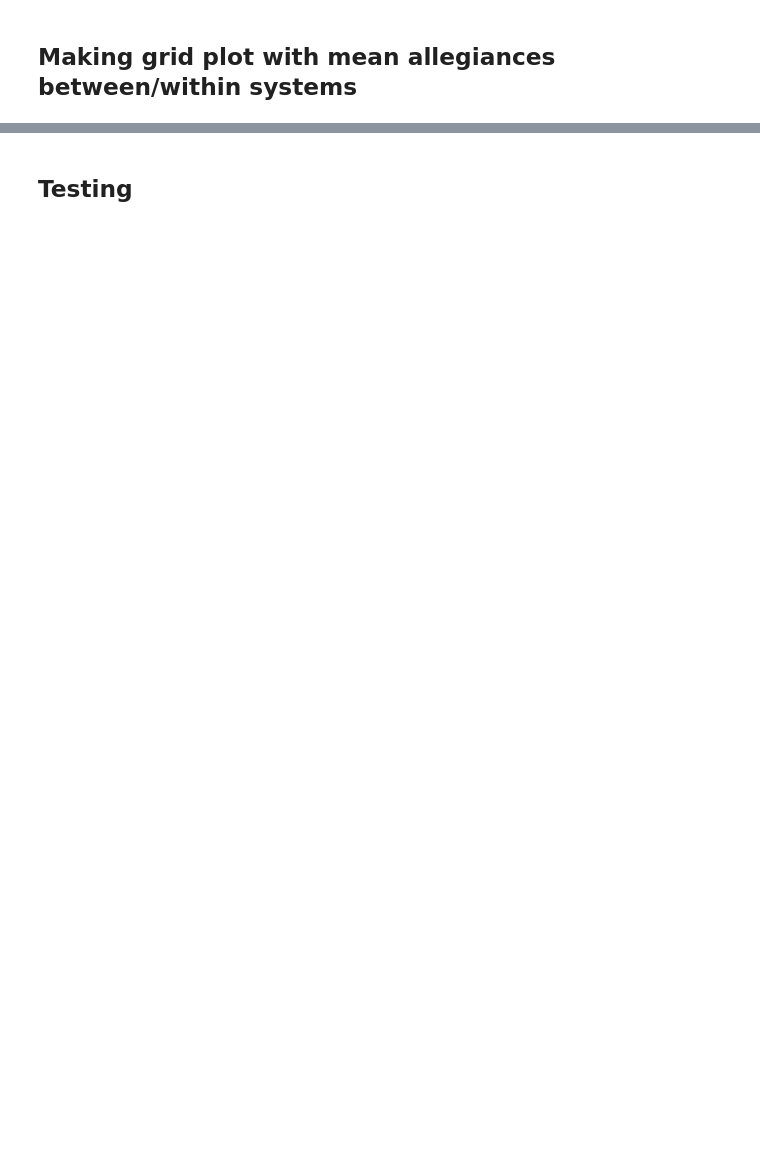
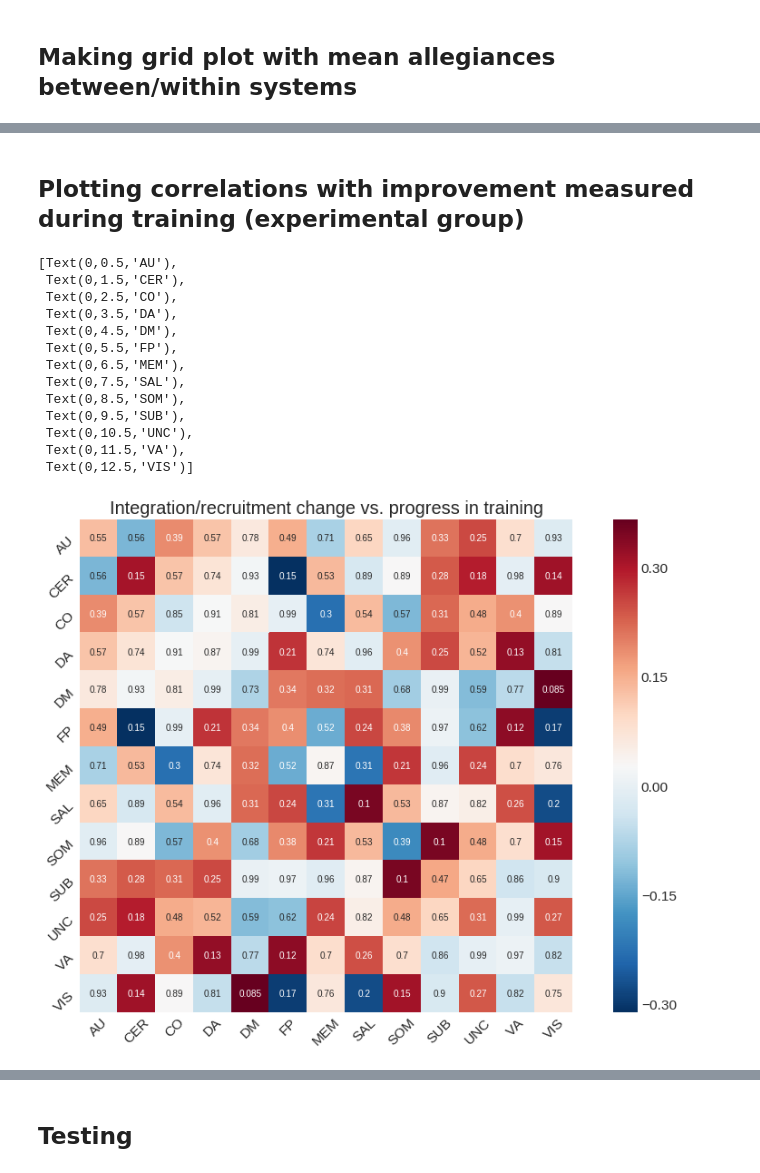
Before and after one commit to kbonna/LearningBrain_networks, a Jupyter notebook: notebooks/LB-08_allegiance_matrices_plotting.ipynb, the cells around one changed output, grey strips where cells are left out. Drawn from its saved outputs; the diff is of its cells as text; code cells hidden in the pictures; blank space fills up the shorter version.

```diff
--- a/notebooks/LB-08_allegiance_matrices_plotting.ipynb
+++ b/notebooks/LB-08_allegiance_matrices_plotting.ipynb
@@ -223,0 +241,6 @@ array(['AU', 'CER', 'CO', 'DA', 'DM', 'FP', 'MEM', 'SAL', 'SOM', 'SUB',
+# %%
+#--- load dataframes with behavioral data
+
+training = pd.read_csv("/home/finc/Dropbox/Projects/LearningBrain/data/behavioral/LB_training_summary.csv") #--- improvement in training
+fmri_beh = pd.read_csv("/home/finc/Dropbox/Projects/LearningBrain/data/behavioral/LB_fmri_beh_slope.csv") #--- improvement in the scanner
+training.head()
@@ -223,0 +263,41 @@ array(['AU', 'CER', 'CO', 'DA', 'DM', 'FP', 'MEM', 'SAL', 'SOM', 'SUB',
+# %% [markdown]
+Plotting correlations with improvement measured during training (experimental group)
+------------------------------------------------------------------
+# %%
+exp_slope = slopes[exp_vector, :,:]
+correlations = np.zeros((13, 13))
+pvals = np.zeros((13, 13))
+
+for i in range(13):
+    for j in range(13):
+        corr, pval = stats.pearsonr(exp_slope[:,i, j], training['nback_max_estimate'].values)
+        correlations[i,j] = corr
+        pvals[i,j] = pval
+
+fig = plt.gcf()
+fig.set_size_inches( 16, 10)
+
+g = sns.heatmap(correlations, yticklabels = np.unique(modules),
+                        xticklabels = np.unique(modules),
+                        square = True,
+                        cmap = "RdBu_r",
+                        annot = pvals)
+plt.ioff()
+g.set_title('Integration/recruitment change vs. progress in training', size = 20)
+g.set_xticklabels(np.unique(modules), rotation=45)
+g.set_yticklabels(np.unique(modules), rotation=45)
+# %% [output]
+[Text(0,0.5,'AU'),
+ Text(0,1.5,'CER'),
+ Text(0,2.5,'CO'),
+ Text(0,3.5,'DA'),
+ Text(0,4.5,'DM'),
+ Text(0,5.5,'FP'),
+ Text(0,6.5,'MEM'),
+ Text(0,7.5,'SAL'),
+ Text(0,8.5,'SOM'),
+ Text(0,9.5,'SUB'),
+ Text(0,10.5,'UNC'),
+ Text(0,11.5,'VA'),
+ Text(0,12.5,'VIS')]
+[figure, added]
```
Also changed, not shown: parts of 49 cells of this notebook, 8 other files.
